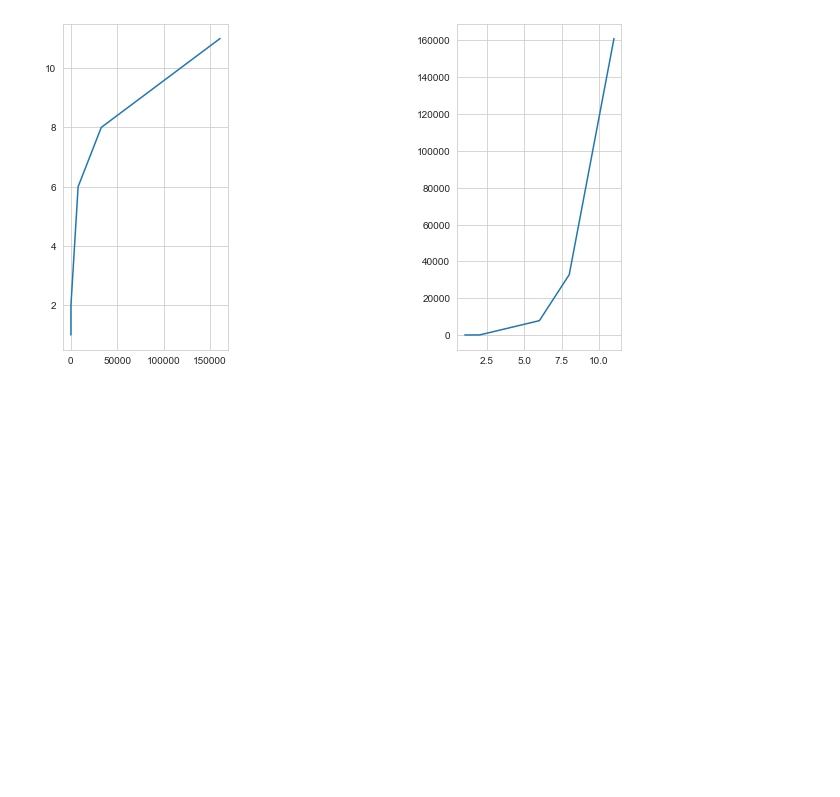
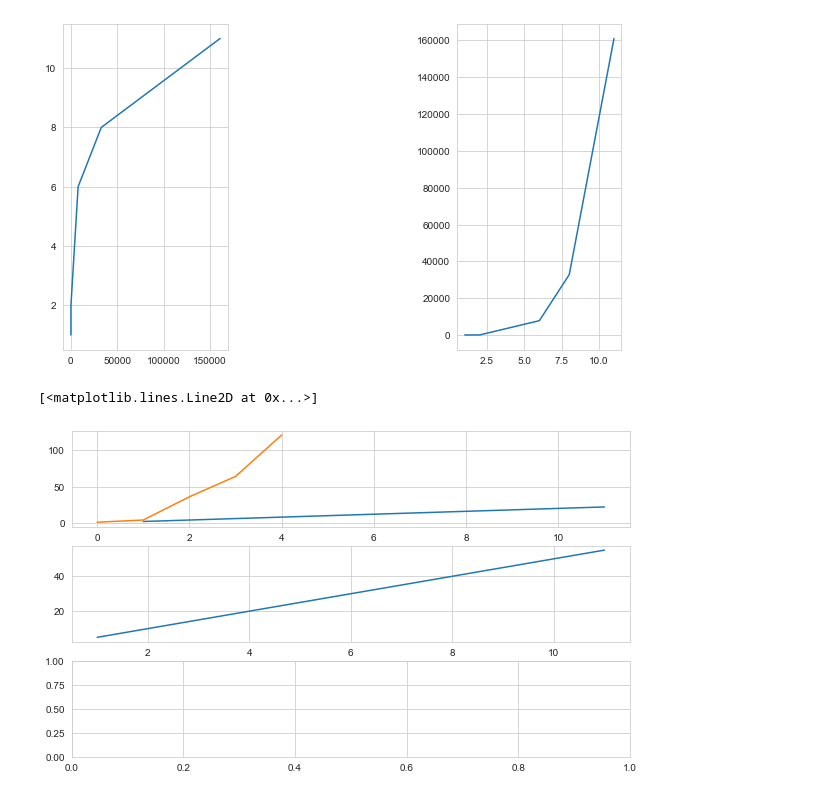
Before and after one commit to Yusuf5001/DVwPy, a Jupyter notebook: Matplotlib-1.ipynb, the cells around one changed output. Drawn from its saved outputs; the diff is of its cells as text; code cells hidden in the pictures; blank space fills up the shorter version.

Commit message:
matplotlib updated

```diff
--- a/Matplotlib-1.ipynb
+++ b/Matplotlib-1.ipynb
@@ -12,7 +12,6 @@ warnings.warn("this will not show")
 
 plt.rcParams["figure.figsize"] = (10,6)
 
-sns.set_style("whitegrid")
 pd.set_option('display.float_format', lambda x: '%.3f' % x)
 
 pd.options.display.max_rows = 150
@@ -113,4 +112,8 @@ plt.plot(x_p, y_p)
 [figure]
 # %%
 fig, ax = plt.subplots(3,1)
-ax[2].plot(y_p, x_p)
+ax[0].plot(x_p, x_p*2, x_p**2  )
+ax[1].plot(x_p,x_p*5)
+# %% [output]
+[<matplotlib.lines.Line2D at 0x...>]
+[figure, added]
```
Also changed, not shown: parts of 16 cells of this notebook, 1 other file.
